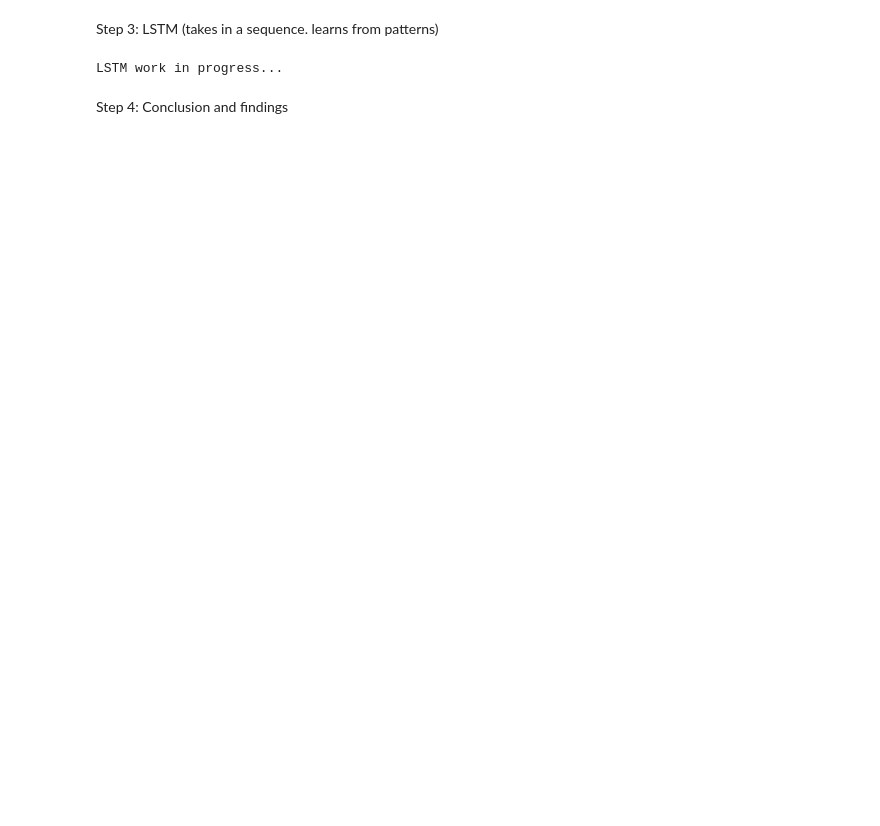
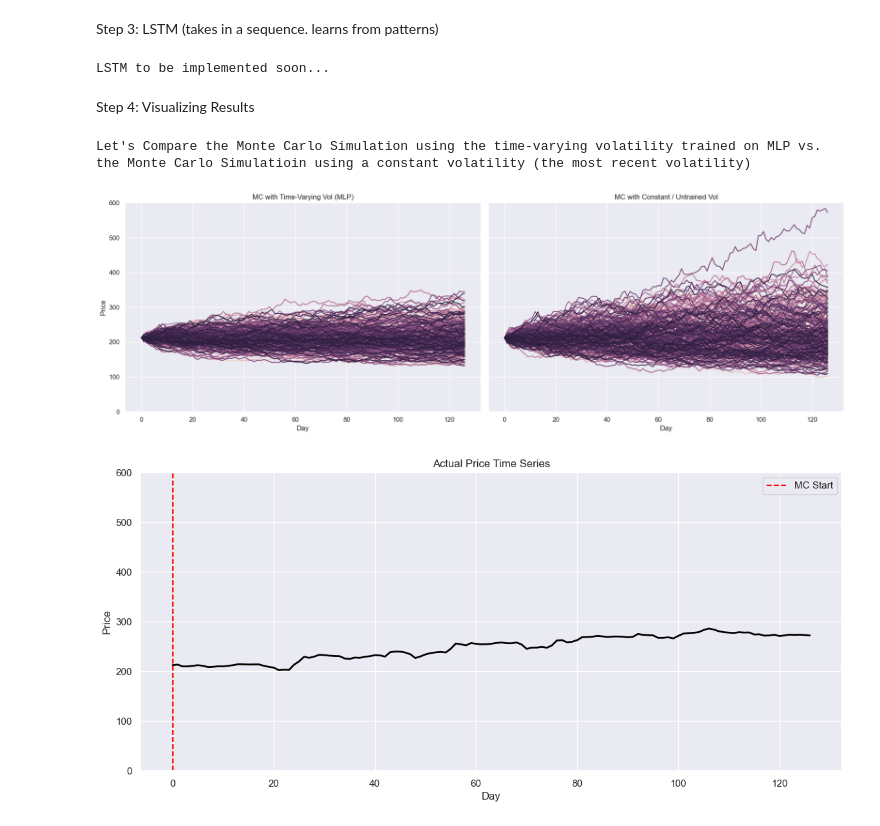
Before and after one commit to andrew-simons/montecarlo-ml, a Jupyter notebook: MonteCarloSimulation.ipynb, the cells around one changed output. Drawn from its saved outputs; the diff is of its cells as text; code cells hidden in the pictures; blank space fills up the shorter version.

```diff
--- a/MonteCarloSimulation.ipynb
+++ b/MonteCarloSimulation.ipynb
@@ -422,8 +576,71 @@ MLP reduces out-of-sample MSE by aprox. 50.5275% relative to a rolling-126 volat
 # %% [markdown]
 Step 3: LSTM (takes in a sequence. learns from patterns)
 # %%
-print("LSTM work in progress...")
+print("LSTM to be implemented soon...")
 # %% [output]
-LSTM work in progress...
+LSTM to be implemented soon...
 # %% [markdown]
-Step 4: Conclusion and findings
+Step 4: Visualizing Results
+# %%
+
+print("Let's Compare the Monte Carlo Simulation using the time-varying volatility trained on MLP vs. the Monte Carlo Simulatioin using a constant volatility (the most recent volatility)")
+
+fig, axes = plt.subplots(1, 2, figsize=(18, 6), sharey=True)
+
+# Left: MLP time-varying volatility
+sns.lineplot(
+    data=df_paths_tv,
+    x="Day",
+    y="Price",
+    hue="Iteration Number",
+    legend=False,
+    ax=axes[0]
+)
+axes[0].set_title("MC with Time-Varying Vol (MLP)")
+axes[0].set_xlabel("Day")
+axes[0].set_ylabel("Price")
+
+# Right: baseline / untrained MC
+sns.lineplot(
+    data=df_MC,
+    x="Day",
+    y="Price",
+    hue="Iteration Number",
+    legend=False,
+    ax=axes[1]
+)
+axes[1].set_title("MC with Constant / Untrained Vol")
+axes[1].set_xlabel("Day")
+plt.ylim(0, 600)
+plt.tight_layout()
+plt.show()
+
+# Bottom: Actual Price Time-Series
+mc_idx = DAYS_BEFORE_TODAY
+hist_slice = df_daily.iloc[: mc_idx+1][::-1]
+
+actual_price_df = pd.DataFrame({
+    "Day": np.arange(mc_idx+1),
+    "Price": hist_slice["Close"].values
+})
+
+plt.figure(figsize=(14, 6))
+
+plt.ylim(0, 600)
+sns.lineplot(
+    data=actual_price_df,
+    x="Day",
+    y="Price",
+    linewidth=2,
+    color="black"
+)
+plt.axvline(0, color="red", linestyle="--", label="MC Start")
+plt.title("Actual Price Time Series")
+plt.xlabel("Day")
+plt.ylabel("Price")
+plt.legend()
+plt.show()
+# %% [output]
+Let's Compare the Monte Carlo Simulation using the time-varying volatility trained on MLP vs. the Monte Carlo Simulatioin using a constant volatility (the most recent volatility)
+[figure, added]
+[figure, added]
```
Also changed, not shown: parts of 3 cells of this notebook.
